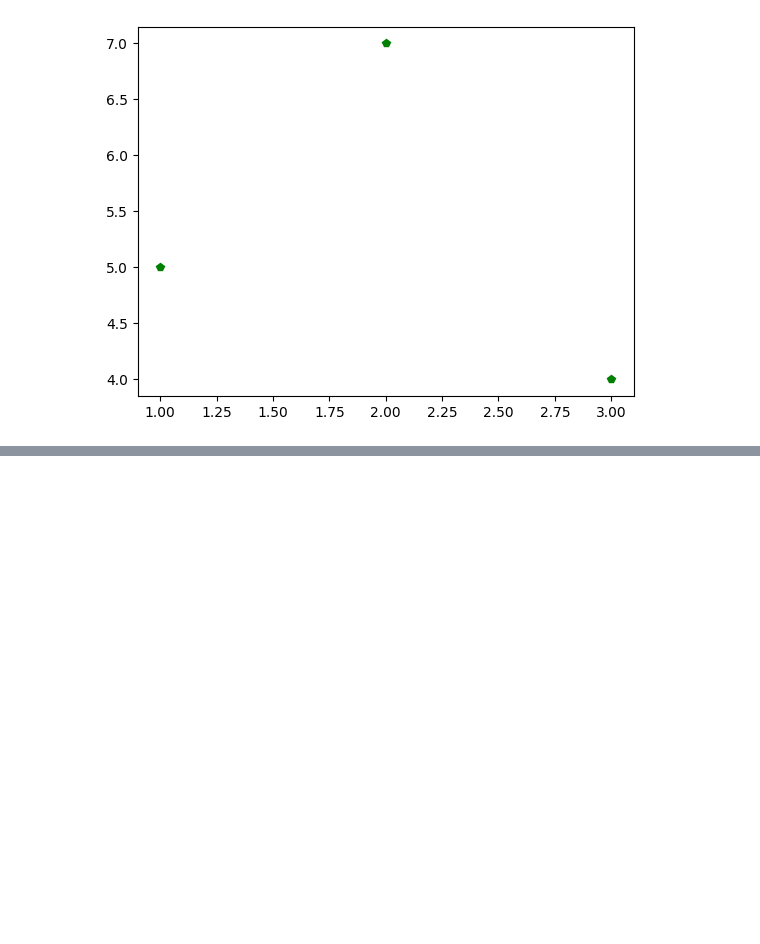
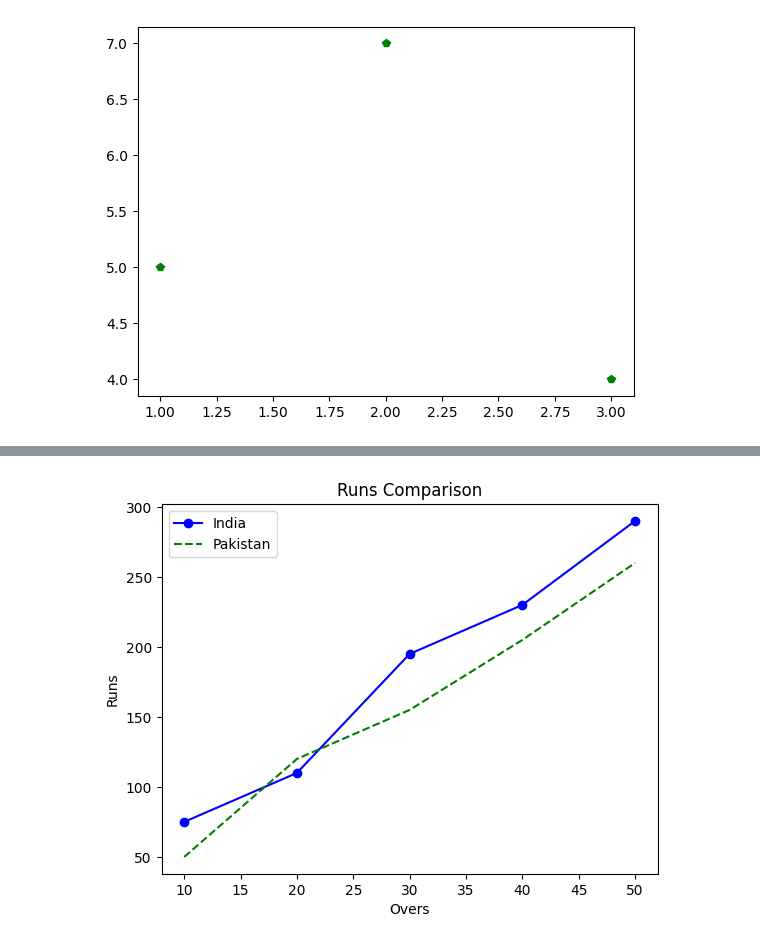
Before and after one commit to anurg/aicourse, a Jupyter notebook: matplotlib_labs.ipynb, the cells around one changed output, grey strips where cells are left out. Saved outputs shown, nothing was run; the diff lists cells and outputs as text; code cells hidden in the pictures; blank space fills up the shorter version.

```diff
--- a/matplotlib_labs.ipynb
+++ b/matplotlib_labs.ipynb
@@ -51,0 +68,14 @@ plt.show()
+# %%
+import matplotlib.pyplot as plt
+overs=[10,20,30,40,50]
+runs_india=[75,110,195,230,290]
+runs_pak =[50,120,155,205,260]
+plt.plot(overs,runs_india,label="India",marker="o",color="blue")
+plt.plot(overs,runs_pak,"--",label="Pakistan",color="green")
+plt.xlabel("Overs")
+plt.ylabel("Runs")
+plt.title("Runs Comparison")
+plt.legend()
+plt.show()
+# %% [output]
+[figure, added]
```
Also changed, not shown: parts of 5 cells of this notebook.
